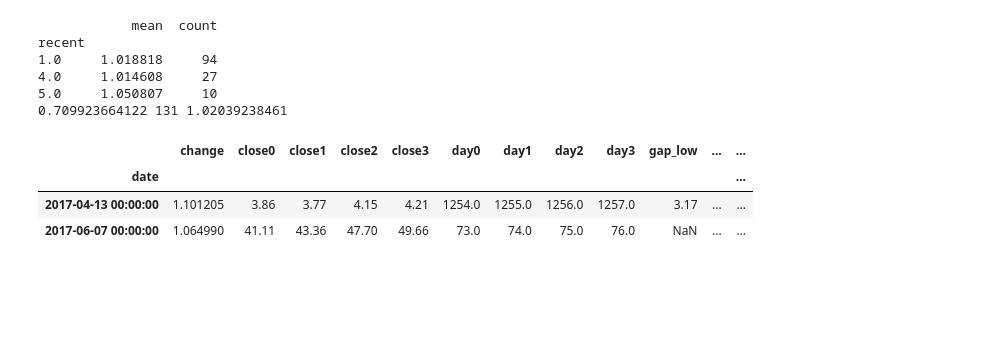
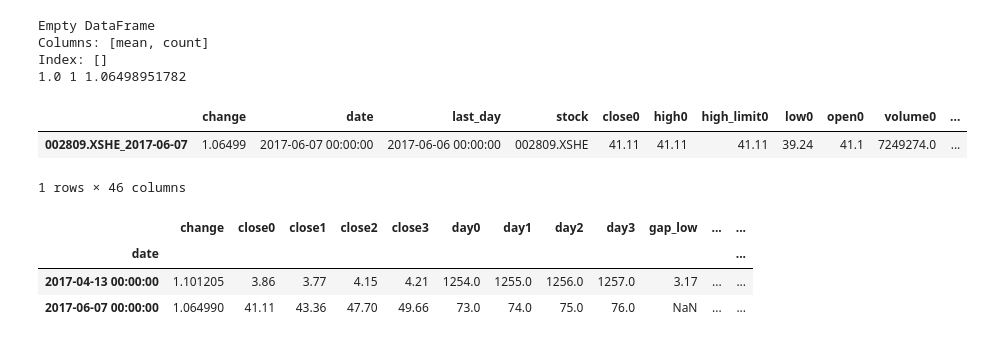
Before and after one commit to StockFucker/top, a Jupyter notebook: D6 断续板.ipynb, the cells around one changed output. Saved outputs shown, nothing was run; the diff lists cells and outputs as text; code cells hidden in the pictures; blank space fills up the shorter version.

```diff
--- a/D6 断续板.ipynb
+++ b/D6 断续板.ipynb
@@ -2,7 +2,7 @@
 import pandas as pd
 from utils import *
 # %%
-data_df = data_df[data_df["date"] > "2017-04-01"]
+data_df = data_df[data_df["date"] > "2017-06-01"]
 # %%
 valid_df = data_df[data_df["volume1"] / data_df["volume0"] > 1.2]
 # valid_df = data_df[data_df["volume1"] / data_df["volume0"] < 1.2]
@@ -28,12 +28,16 @@ valid_df = valid_df.sort_values("minute")
 valid_df = valid_df.groupby("date").first()
 result(valid_df)
 # %% [output]
-            mean  count
-recent
-1.0     1.018818     94
-4.0     1.014608     27
-5.0     1.050807     10
-0.709923664122 131 1.02039238461
+Empty DataFrame
+Columns: [mean, count]
+Index: []
+1.0 1 1.06498951782
+# %%
+valid_df
+# %% [output]
+|  | change | date | last_day | stock | close0 | high0 | high_limit0 | low0 | open0 | volume0 | ... |
+| 002809.XSHE_2017-06-07 | 1.06499 | 2017-06-07 00:00:00 | 2017-06-06 00:00:00 | 002809.XSHE | 41.11 | 41.11 | 41.11 | 39.24 | 41.1 | 7249274.0 | ... |
+1 rows × 46 columns
 # %%
 def get_date(name):
     se = valid_df.ix[name]
```
Also changed, not shown: parts of 1 cell of this notebook, 10 other files.
